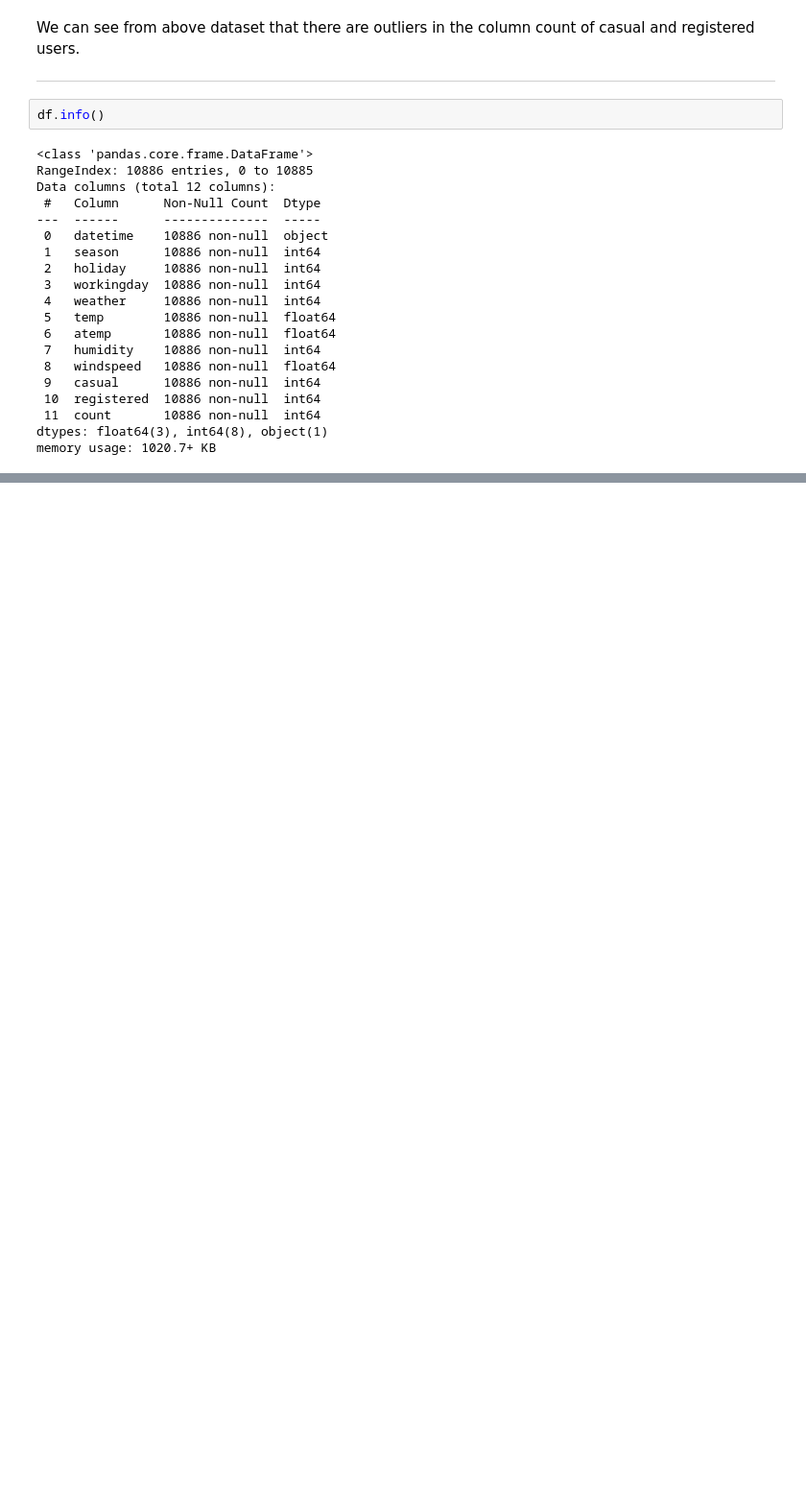
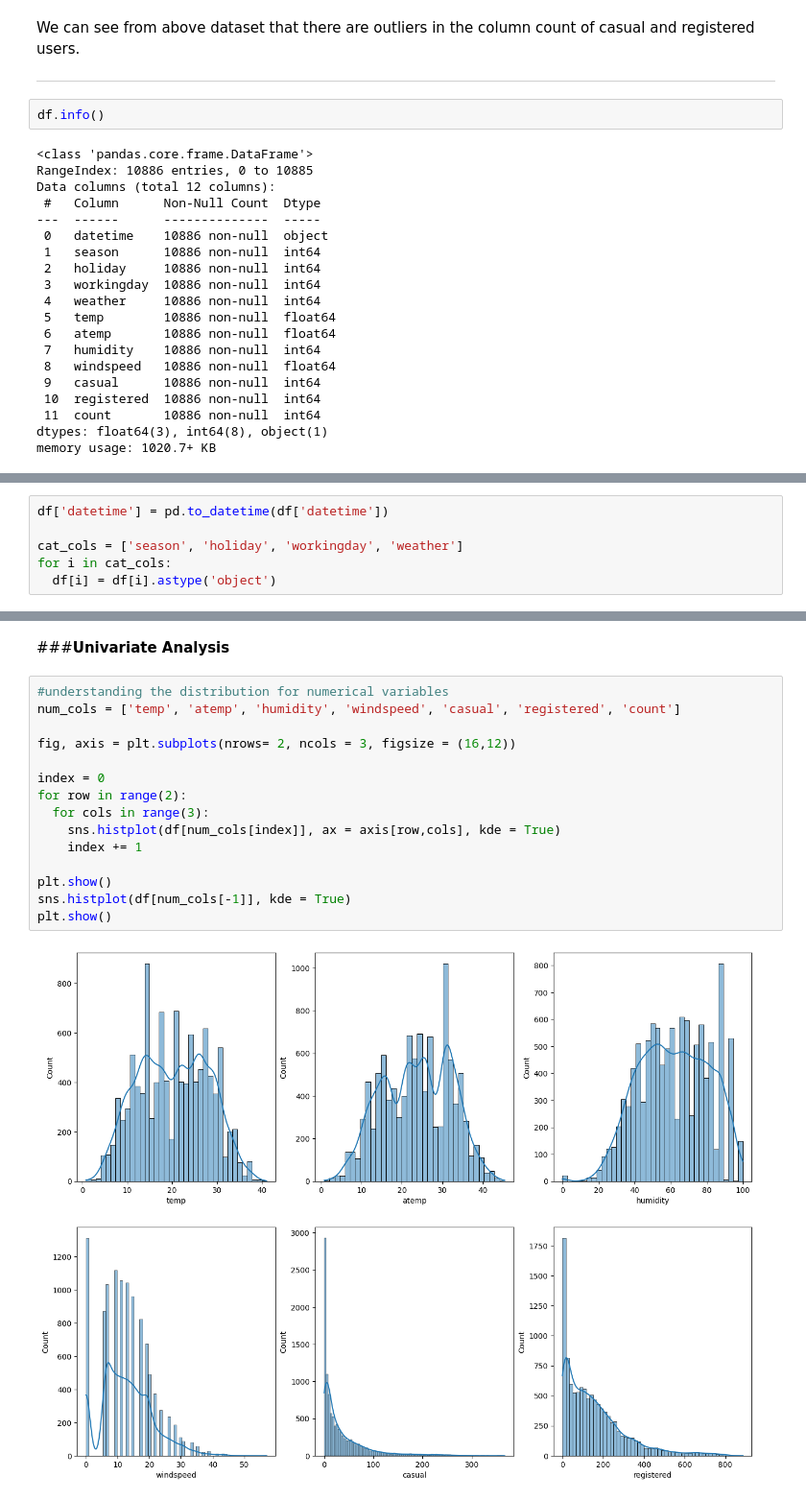
Before and after one commit to sr606/Machine_Learning_CaseStudies, a Jupyter notebook: Business_Case_Yulu_Hypothesis_Testing.ipynb, the cells around one changed output, grey strips where cells are left out. Shown at 96% size. Saved outputs shown, nothing was run; the diff lists cells and outputs as text; blank space fills up the shorter version.

```diff
--- a/Business_Case_Yulu_Hypothesis_Testing.ipynb
+++ b/Business_Case_Yulu_Hypothesis_Testing.ipynb
@@ -162,0 +178,6 @@ memory usage: 1020.7+ KB
+# %%
+df['datetime'] = pd.to_datetime(df['datetime'])
+
+cat_cols = ['season', 'holiday', 'workingday', 'weather']
+for i in cat_cols:
+  df[i] = df[i].astype('object')
@@ -162,0 +228,19 @@ memory usage: 1020.7+ KB
+# %% [markdown]
+###**Univariate Analysis**
+# %%
+#understanding the distribution for numerical variables
+num_cols = ['temp', 'atemp', 'humidity', 'windspeed', 'casual', 'registered', 'count']
+
+fig, axis = plt.subplots(nrows= 2, ncols = 3, figsize = (16,12))
+
+index = 0
+for row in range(2):
+  for cols in range(3):
+    sns.histplot(df[num_cols[index]], ax = axis[row,cols], kde = True)
+    index += 1
+
+plt.show()
+sns.histplot(df[num_cols[-1]], kde = True)
+plt.show()
+# %% [output]
+[figure, added]
```
Also changed, not shown: parts of 11 cells of this notebook.
